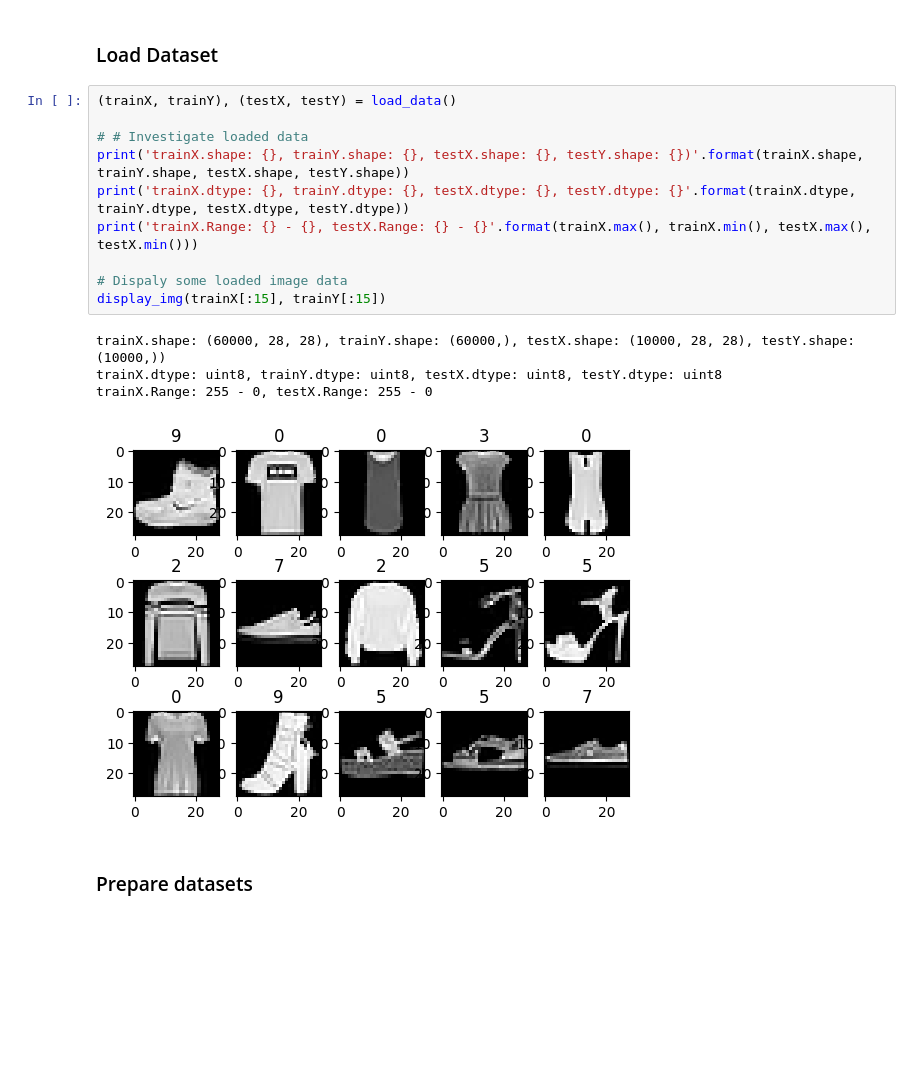
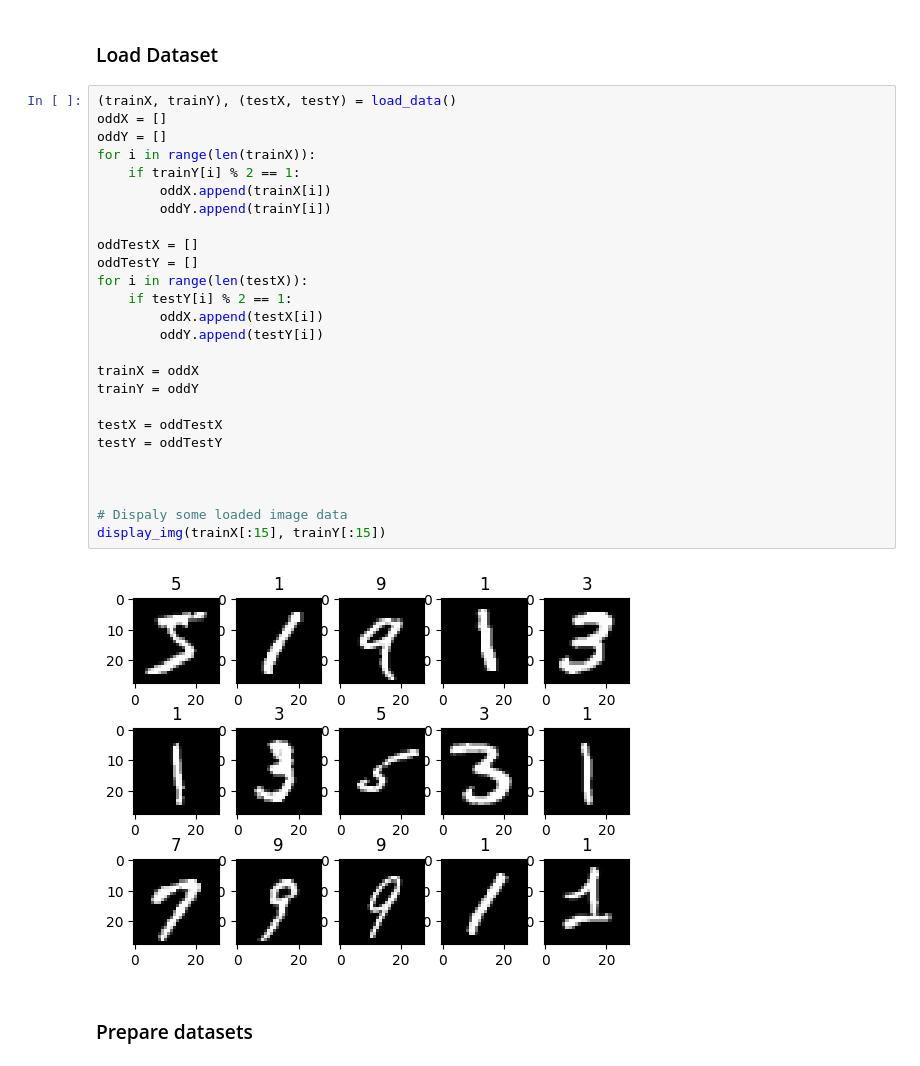
Before and after one commit to MdSourav76046/AI_Lab-4.1, a Jupyter notebook: Solutions/3.ipynb, the cells around one changed output. Drawn from its saved outputs; the diff is of its cells as text; blank space fills up the shorter version.

```diff
--- a/Solutions/3.ipynb
+++ b/Solutions/3.ipynb
@@ -23,19 +27,32 @@ def display_img(img_set, title_set):
 ### Load Dataset
 # %%
 (trainX, trainY), (testX, testY) = load_data()
+oddX = []
+oddY = []
+for i in range(len(trainX)):
+    if trainY[i] % 2 == 1:
+        oddX.append(trainX[i])
+        oddY.append(trainY[i])
 
-# # Investigate loaded data
-print('trainX.shape: {}, trainY.shape: {}, testX.shape: {}, testY.shape: {})'.format(trainX.shape, trainY.shape, testX.shape, testY.shape))
-print('trainX.dtype: {}, trainY.dtype: {}, testX.dtype: {}, testY.dtype: {}'.format(trainX.dtype, trainY.dtype, testX.dtype, testY.dtype))
-print('trainX.Range: {} - {}, testX.Range: {} - {}'.format(trainX.max(), trainX.min(), testX.max(), testX.min()))
+oddTestX = []
+oddTestY = []
+for i in range(len(testX)):
+    if testY[i] % 2 == 1:
+        oddX.append(testX[i])
+        oddY.append(testY[i])
+
+trainX = oddX
+trainY = oddY
+
+testX = oddTestX
+testY = oddTestY
+
+
 
 # Dispaly some loaded image data
 display_img(trainX[:15], trainY[:15])
 # %% [output]
-trainX.shape: (60000, 28, 28), trainY.shape: (60000,), testX.shape: (10000, 28, 28), testY.shape: (10000,))
-trainX.dtype: uint8, trainY.dtype: uint8, testX.dtype: uint8, testY.dtype: uint8
-trainX.Range: 255 - 0, testX.Range: 255 - 0
-[figure, old version]
+[figure, new version]
 # %% [markdown]
 ### Prepare datasets
 # %%
```
Also changed, not shown: parts of 7 cells of this notebook, 1 other file.
